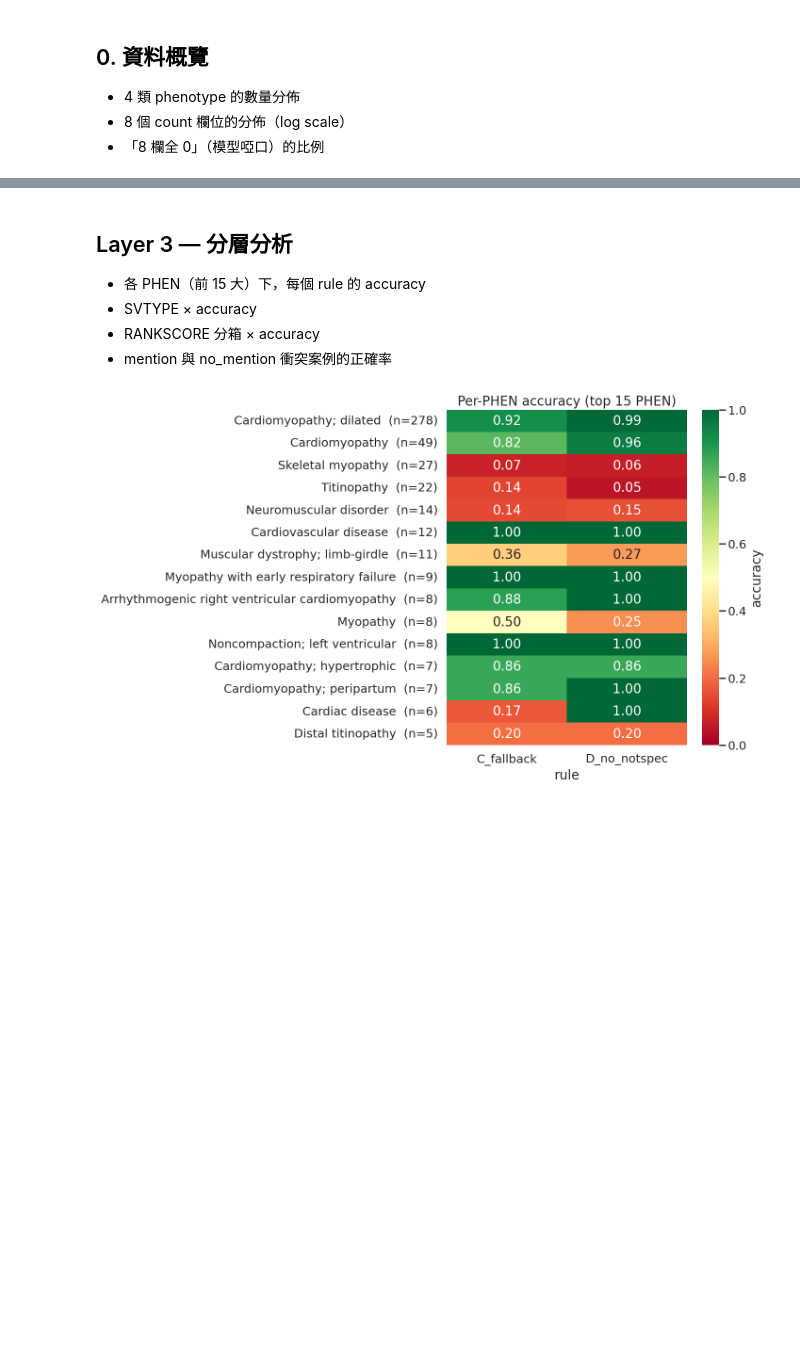
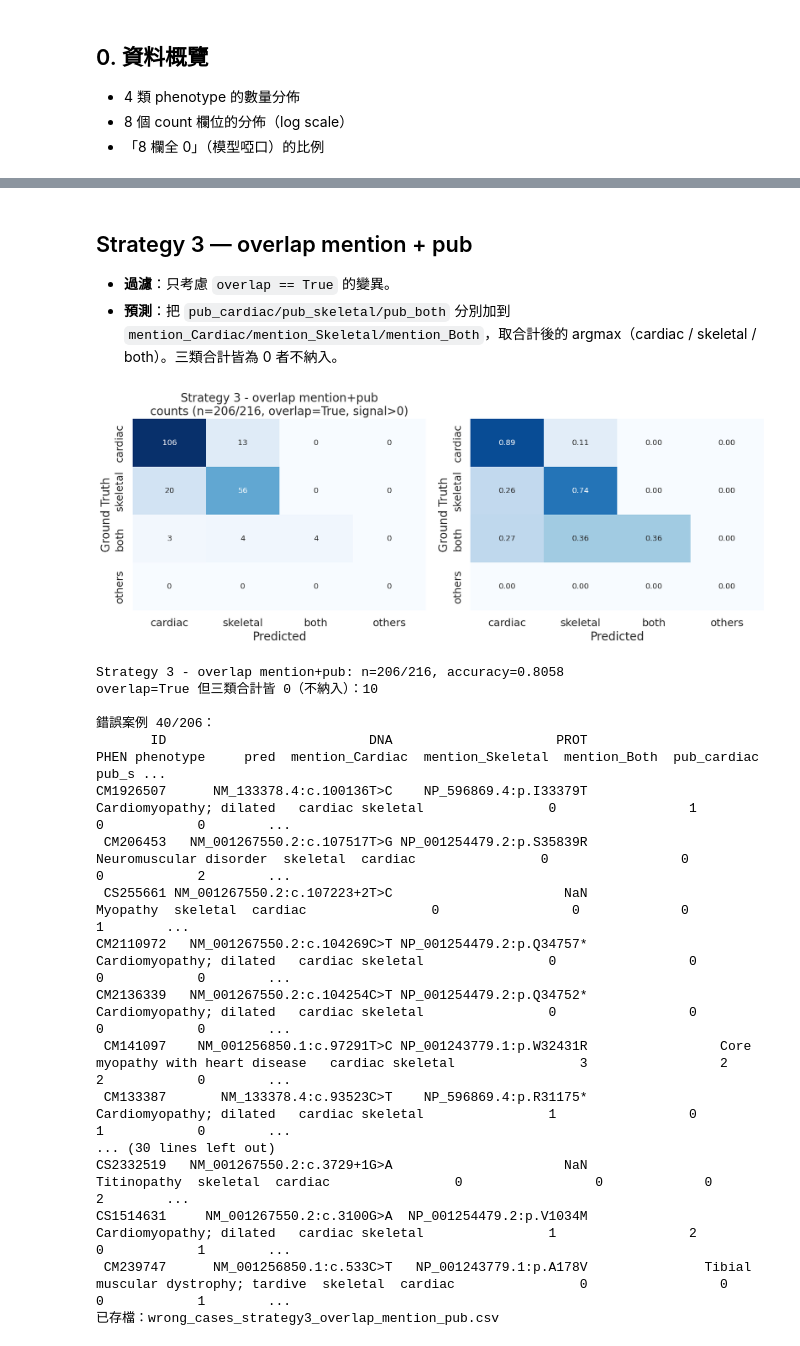
Before and after one commit to nain9172/ttn-agent, a Jupyter notebook: validate_phenotype.ipynb, the cells around one changed output, grey strips where cells are left out. Drawn from its saved outputs; the diff is of its cells as text; code cells hidden in the pictures; blank space fills up the shorter version.

```diff
--- a/validate_phenotype.ipynb
+++ b/validate_phenotype.ipynb
@@ -225,32 +209,53 @@ weighted avg      0.753   0.760  0.703    554.0
 # %% [markdown]
-## Layer 3 — 分層分析
+## Strategy 3 — overlap mention + pub
 
-- 各 PHEN（前 15 大）下，每個 rule 的 accuracy
-- SVTYPE × accuracy
-- RANKSCORE 分箱 × accuracy
-- mention 與 no_mention 衝突案例的正確率
+- **過濾**：只考慮 `overlap == True` 的變異。
+- **預測**：把 `pub_cardiac/pub_skeletal/pub_both` 分別加到 `mention_Cardiac/mention_Skeletal/mention_Both`，取合計後的 argmax（cardiac / skeletal / both）。三類合計皆為 0 者不納入。
 # %%
-top_phen = df["PHEN"].value_counts().head(15).index.tolist()
+# Strategy 3 — overlap=True：把 pub_* 對應加進 mention_*（cardiac/skeletal/both）後取 argmax
+pool = df[df["overlap"]]
+combined = np.column_stack([
+    pool["mention_Cardiac"].values  + pool["pub_cardiac"].values,
+    pool["mention_Skeletal"].values + pool["pub_skeletal"].values,
+    pool["mention_Both"].values     + pool["pub_both"].values,
+])
+nz = combined.sum(axis=1) > 0          # 三類合計全 0（無訊號）→ 不納入
+sub = pool[nz]
+pred = [LABELS3[i] for i in combined[nz].argmax(axis=1)]
+plot_two_cm(
+    "Strategy 3 - overlap mention+pub",
+    sub["phenotype"].values, pred,
+    n_used=int(nz.sum()), n_pool=int(len(pool)), pool_desc="overlap=True, signal>0",
+)
+print(f"overlap=True 但三類合計皆 0（不納入）：{int(len(pool) - nz.sum())}")
 
-acc_by_phen = {}
-for phen in top_phen:
-    mask = (df["PHEN"] == phen).values
-    accs = {r: acc(pred.loc[mask, "truth"].values, pred.loc[mask, r].values)
-            for r in rules}
-    accs["n"] = int(mask.sum())
-    acc_by_phen[phen] = accs
+# 印出分類錯誤的 case
+sub = sub.assign(pred=pred)
+wrong = sub[sub["phenotype"] != sub["pred"]]
+print(f"\n錯誤案例 {len(wrong)}/{len(sub)}：")
+show_cols = ["ID", "DNA", "PROT", "PHEN", "phenotype", "pred"] + MENTION3 + PUB3
+with pd.option_context("display.max_rows", None, "display.max_columns", None, "display.width", 240):
+    print(wrong[show_cols].to_string(index=False))
 
-acc_phen_df = pd.DataFrame(acc_by_phen).T
-acc_phen_df = acc_phen_df.sort_values("n", ascending=False)
-
-fig, ax = plt.subplots(figsize=(13, 8))
-heat = acc_phen_df[rules].astype(float)
-sns.heatmap(heat, annot=True, fmt=".2f", cmap="RdYlGn", vmin=0, vmax=1,
-            cbar_kws={"label": "accuracy"}, ax=ax,
-            yticklabels=[f"{p}  (n={int(acc_phen_df.loc[p,'n'])})" for p in acc_phen_df.index])
-ax.set_title("Per-PHEN accuracy (top 15 PHEN)")
-ax.set_xlabel("rule")
-plt.tight_layout()
-plt.show()
+out_csv = "wrong_cases_strategy3_overlap_mention_pub.csv"
+wrong[show_cols].to_csv(out_csv, index=False)
+print(f"已存檔：{out_csv}")
 # %% [output]
-[figure, old version]
+[figure, new version]
+Strategy 3 - overlap mention+pub: n=206/216, accuracy=0.8058
+overlap=True 但三類合計皆 0（不納入）：10
+
+錯誤案例 40/206：
+       ID                          DNA                     PROT                                             PHEN phenotype     pred  mention_Cardiac  mention_Skeletal  mention_Both  pub_cardiac  pub_s ...
+CM1926507      NM_133378.4:c.100136T>C    NP_596869.4:p.I33379T                          Cardiomyopathy; dilated   cardiac skeletal                0                 1             0            0        ...
+ CM206453   NM_001267550.2:c.107517T>G NP_001254479.2:p.S35839R                           Neuromuscular disorder  skeletal  cardiac                0                 0             0            2        ...
+ CS255661 NM_001267550.2:c.107223+2T>C                      NaN                                         Myopathy  skeletal  cardiac                0                 0             0            1        ...
+CM2110972   NM_001267550.2:c.104269C>T NP_001254479.2:p.Q34757*                          Cardiomyopathy; dilated   cardiac skeletal                0                 0             0            0        ...
+CM2136339   NM_001267550.2:c.104254C>T NP_001254479.2:p.Q34752*                          Cardiomyopathy; dilated   cardiac skeletal                0                 0             0            0        ...
+ CM141097    NM_001256850.1:c.97291T>C NP_001243779.1:p.W32431R                 Core myopathy with heart disease   cardiac skeletal                3                 2             2            0        ...
+ CM133387       NM_133378.4:c.93523C>T    NP_596869.4:p.R31175*                          Cardiomyopathy; dilated   cardiac skeletal                1                 0             1            0        ...
+... (30 lines left out)
+CS2332519   NM_001267550.2:c.3729+1G>A                      NaN                                      Titinopathy  skeletal  cardiac                0                 0             0            2        ...
+CS1514631     NM_001267550.2:c.3100G>A  NP_001254479.2:p.V1034M                          Cardiomyopathy; dilated   cardiac skeletal                1                 2             0            1        ...
+ CM239747      NM_001256850.1:c.533C>T   NP_001243779.1:p.A178V               Tibial muscular dystrophy; tardive  skeletal  cardiac                0                 0             0            1        ...
+已存檔：wrong_cases_strategy3_overlap_mention_pub.csv
```
Also changed, not shown: parts of 13 cells of this notebook, 4 other files.
